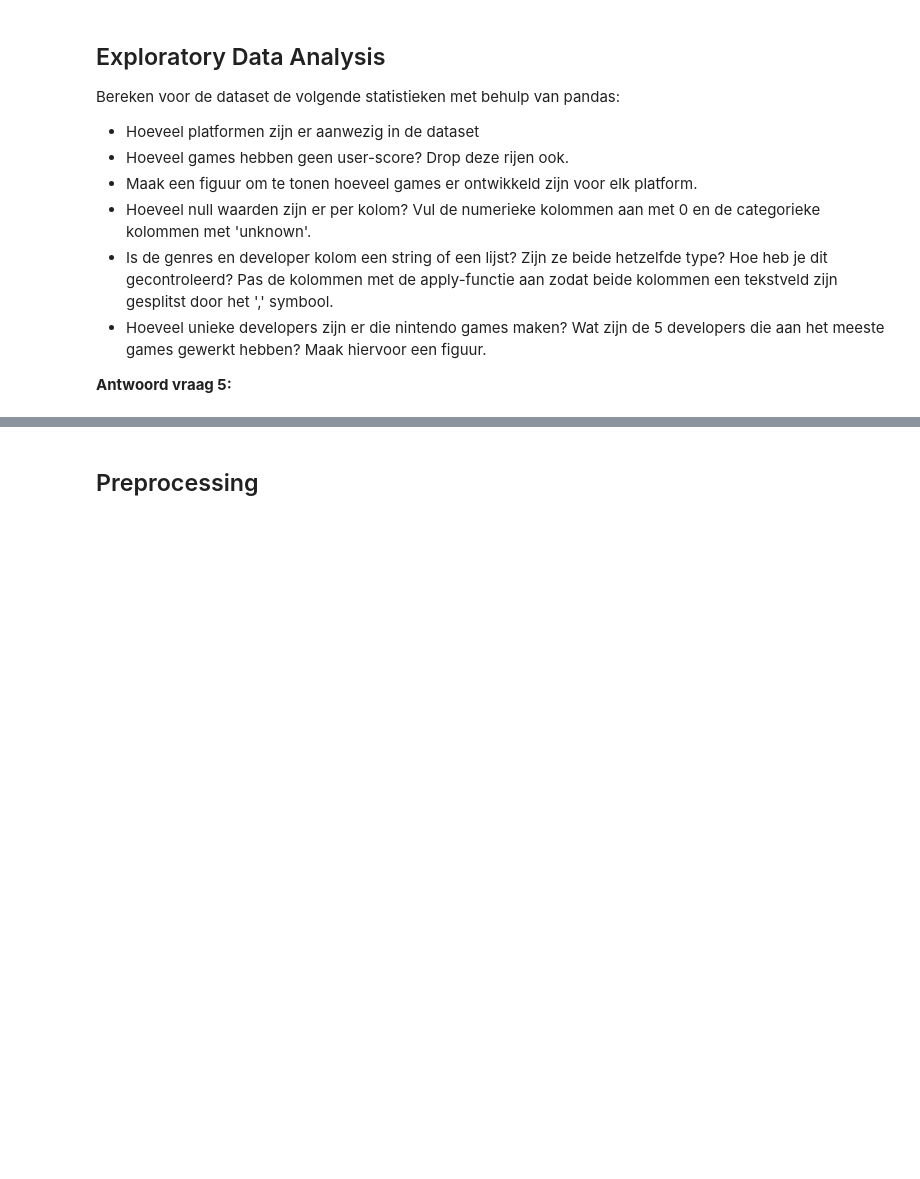
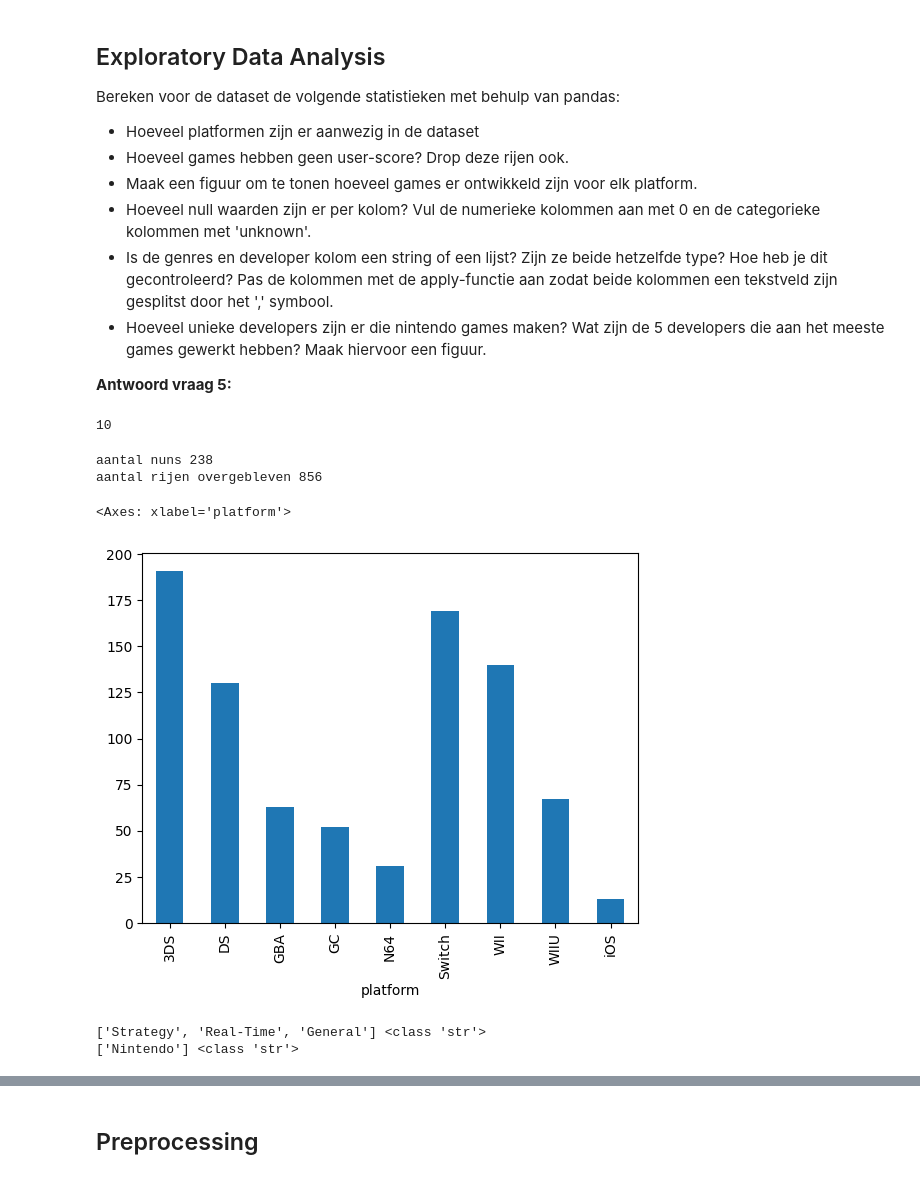
Before and after one commit to OdiseeMachineLearning2526/Leerstof-groep-1, a Jupyter notebook: Week_03/Structured.ipynb, the cells around one changed output, grey strips where cells are left out. Saved outputs shown, nothing was run; the diff lists cells and outputs as text; code cells hidden in the pictures; blank space fills up the shorter version.

```diff
--- a/Week_03/Structured.ipynb
+++ b/Week_03/Structured.ipynb
@@ -56,9 +78,23 @@ Bereken voor de dataset de volgende statistieken met behulp van pandas:
 **Antwoord vraag 5:**
 # %%
 # Vraag 1
+df.platform.nunique()
+# %% [output]
+10
 # %%
 # Vraag 2
+nans = df.isna().user_score
+print('aantal nuns', nans.sum())
+df2 = df[~nans]
+print('aantal rijen overgebleven', len(df2))
+# %% [output]
+aantal nuns 238
+aantal rijen overgebleven 856
 # %%
 # Vraag 3
+df2.groupby('platform').size().plot.bar()
+# %% [output]
+<Axes: xlabel='platform'>
+[figure, added]
 # %%
 # Vraag 4
@@ -65,4 +103,13 @@ Bereken voor de dataset de volgende statistieken met behulp van pandas:
 # %%
 # Vraag 5
+print(df3.genres.iloc[0], type(df3.genres.iloc[0]))
+print(df3.developers.iloc[0], type(df3.developers.iloc[0]))
+
+df4 = df3.copy()
+df4.genres = df3.genres.str.strip("[]").str.replace("'", "", regex=False)
+df4.developers = df3.developers.str.strip("[]").str.replace("'", "", regex=False)
+# %% [output]
+['Strategy', 'Real-Time', 'General'] <class 'str'>
+['Nintendo'] <class 'str'>
 # %%
 # Vraag 6
```
Also changed, not shown: parts of 6 cells of this notebook, 5 other files.
